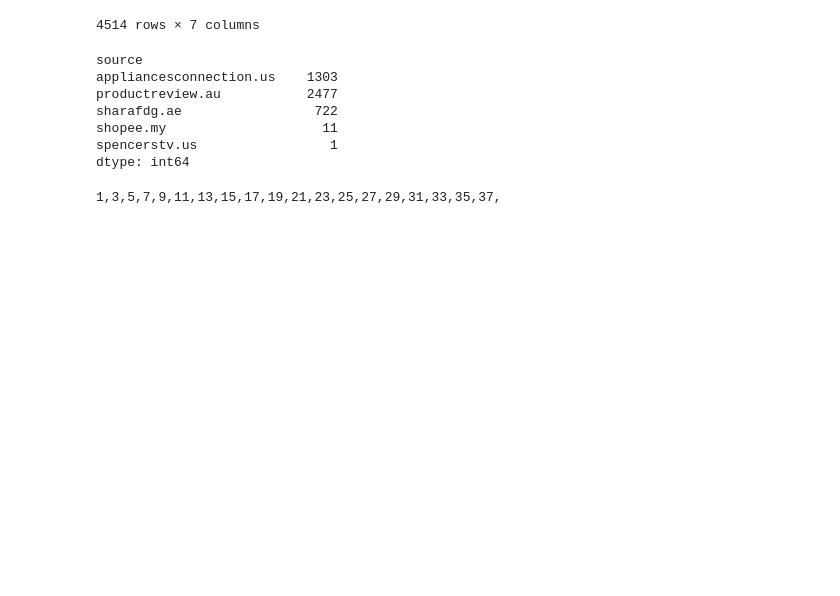
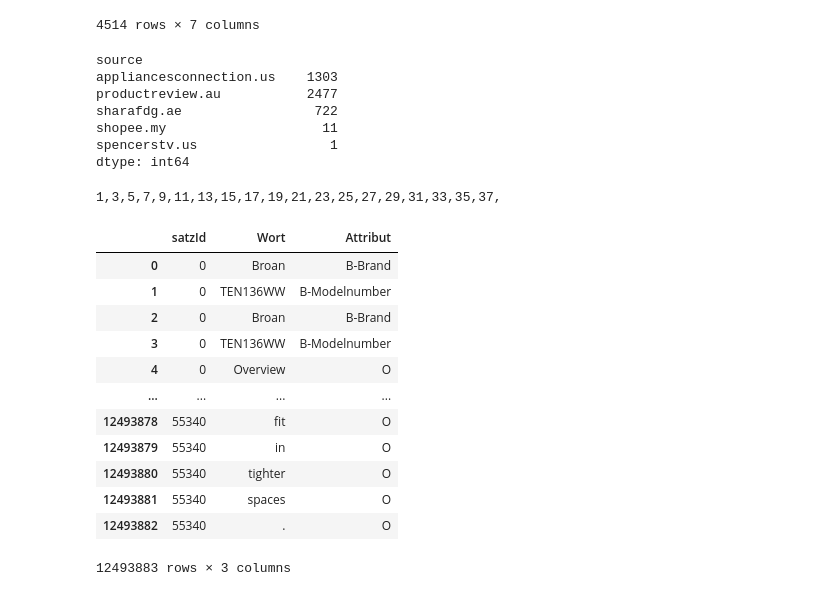
Before and after one commit to thilobru/BigData, a Jupyter notebook: datatest.ipynb, the cells around one changed output. Drawn from its saved outputs; the diff is of its cells as text; code cells hidden in the pictures; blank space fills up the shorter version.

```diff
--- a/datatest.ipynb
+++ b/datatest.ipynb
@@ -71,3 +71,26 @@ for i in range(1,39):
     print(str(i) + ',', end = '')
 # %% [output]
 1,3,5,7,9,11,13,15,17,19,21,23,25,27,29,31,33,35,37,
+# %%
+##################
+###trainingdata###
+##################
+import pandas as pd
+
+df = pd.read_csv('Daten/trainingdata.csv',escapechar="\\",sep=",",error_bad_lines=False,warn_bad_lines=False)
+
+df
+# %% [output]
+|  | satzId | Wort | Attribut |
+| 0 | 0 | Broan | B-Brand |
+| 1 | 0 | TEN136WW | B-Modelnumber |
+| 2 | 0 | Broan | B-Brand |
+| 3 | 0 | TEN136WW | B-Modelnumber |
+| 4 | 0 | Overview | O |
+| ... | ... | ... | ... |
+| 12493878 | 55340 | fit | O |
+| 12493879 | 55340 | in | O |
+| 12493880 | 55340 | tighter | O |
+| 12493881 | 55340 | spaces | O |
+| 12493882 | 55340 | . | O |
+12493883 rows × 3 columns
```
Also changed, not shown: parts of 2 cells of this notebook, 6 other files.
